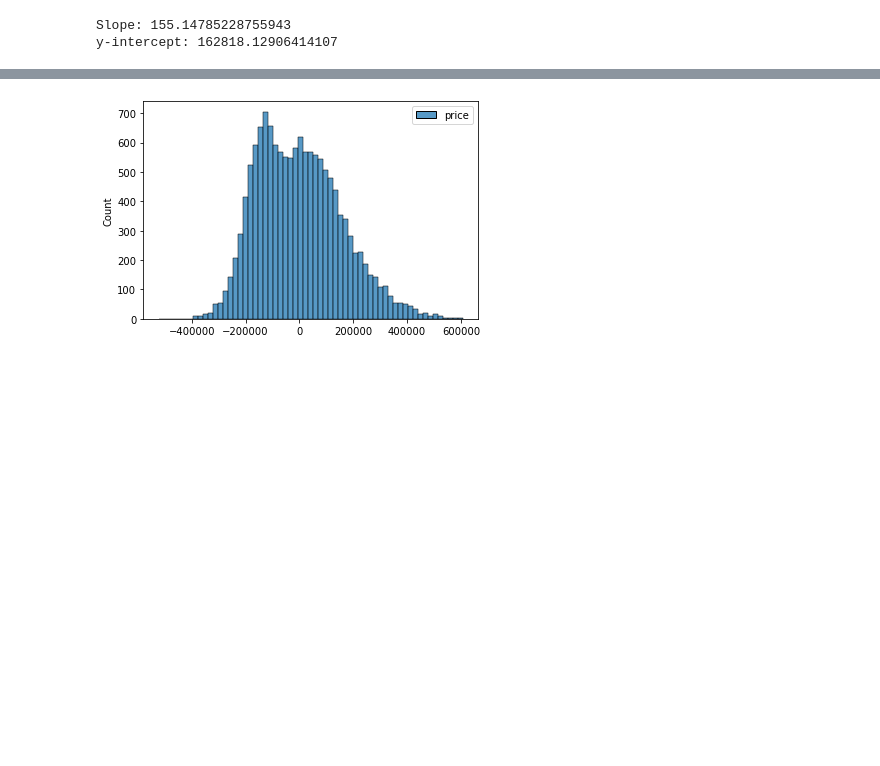
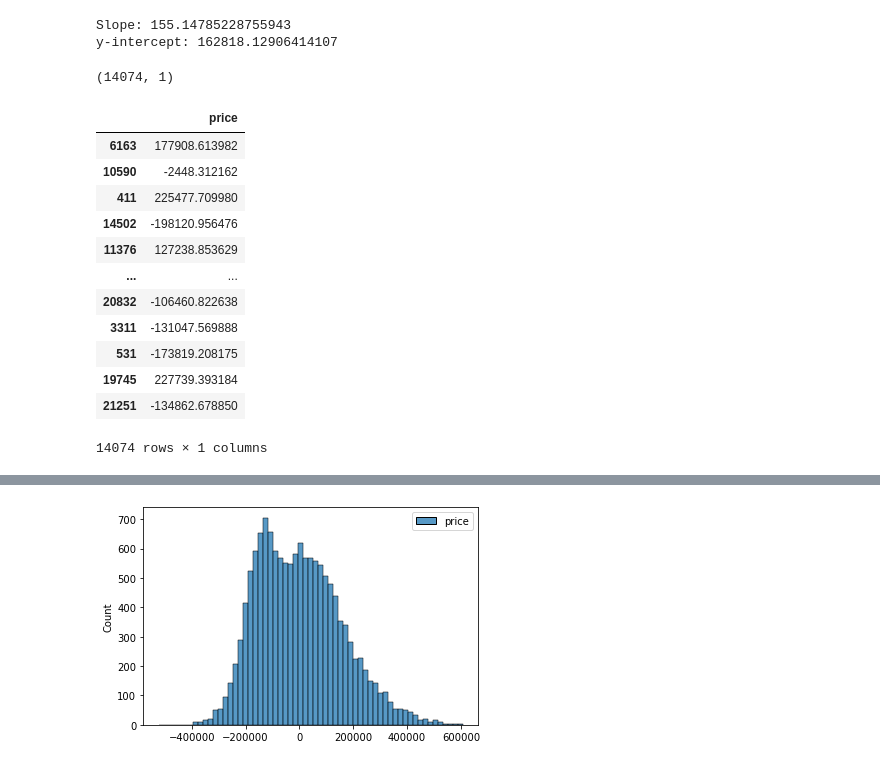
Before and after one commit to ran0027/dsc-phase2-project, a Jupyter notebook: new_baseline_model.ipynb, the cells around one changed output, grey strips where cells are left out. Drawn from its saved outputs; the diff is of its cells as text; code cells hidden in the pictures; blank space fills up the shorter version.

```diff
--- a/new_baseline_model.ipynb
+++ b/new_baseline_model.ipynb
@@ -226,4 +247,24 @@ y-intercept: 162818.12906414107
 prediction = lr.predict(X_train)
 
 residuals = (y_train - prediction)
+# %%
+residuals.shape
+# %% [output]
+(14074, 1)
+# %%
+residuals
+# %% [output]
+|  | price |
+| 6163 | 177908.613982 |
+| 10590 | -2448.312162 |
+| 411 | 225477.709980 |
+| 14502 | -198120.956476 |
+| 11376 | 127238.853629 |
+| ... | ... |
+| 20832 | -106460.822638 |
+| 3311 | -131047.569888 |
+| 531 | -173819.208175 |
+| 19745 | 227739.393184 |
+| 21251 | -134862.678850 |
+14074 rows × 1 columns
 # %%
```
Also changed, not shown: parts of 6 cells of this notebook.
